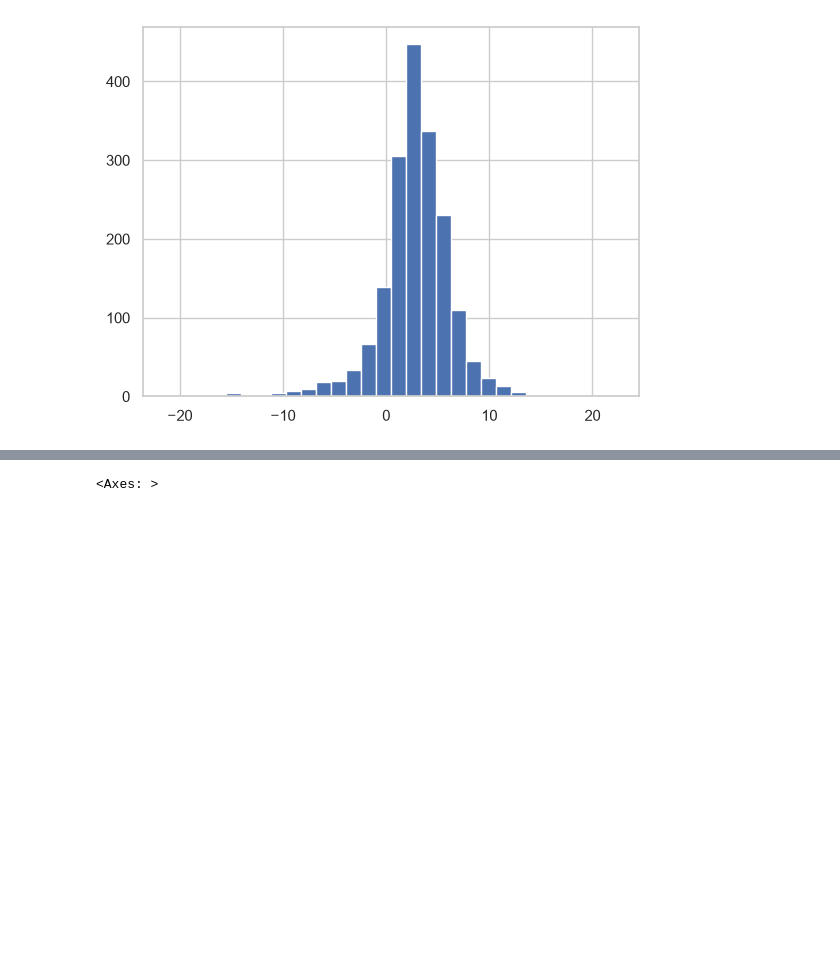
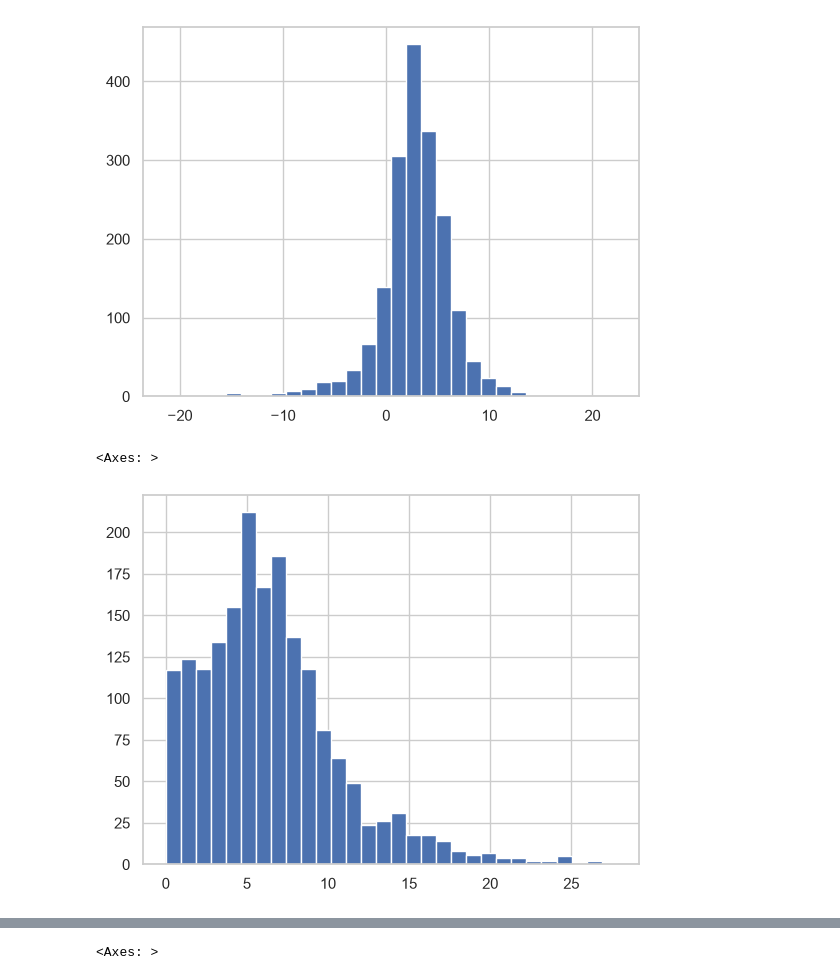
Before and after one commit to rekha-cyber/rekha_branch, a Jupyter notebook: notebooks/01_eda.ipynb, the cells around one changed output, grey strips where cells are left out. Saved outputs shown, nothing was run; the diff lists cells and outputs as text; code cells hidden in the pictures; blank space fills up the shorter version.

```diff
--- a/notebooks/01_eda.ipynb
+++ b/notebooks/01_eda.ipynb
@@ -234,3 +235,10 @@ df["realgdpgr"].hist(bins=30)
 # %% [output]
 <Axes: >
 [figure]
+# %%
+df["unemp"].hist(bins=30)
+#A histogram is right skewed
+#Right Skewed Distribution: Mode < Median < Mean
+# %% [output]
+<Axes: >
+[figure, added]
```
Also changed, not shown: parts of 7 cells of this notebook, 1 other file.
